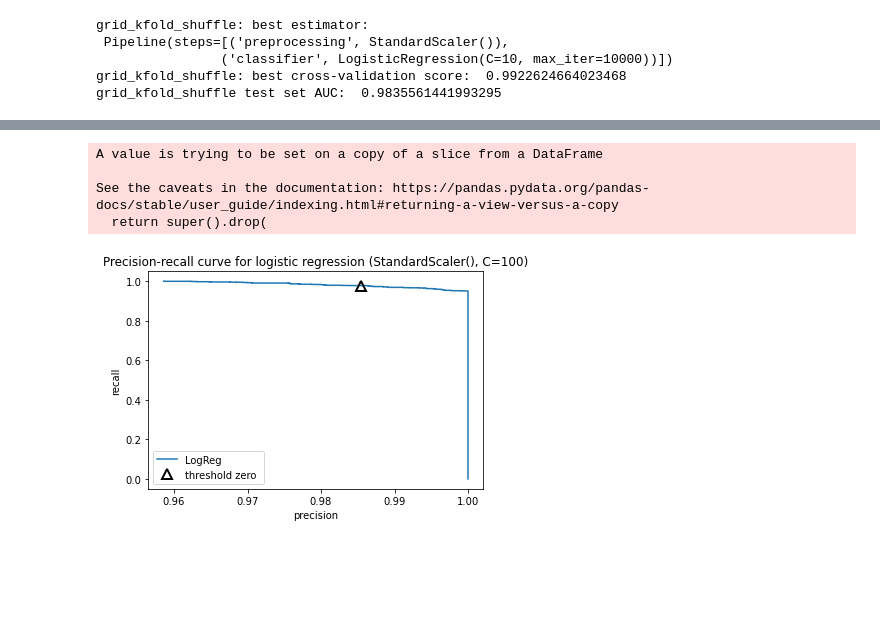
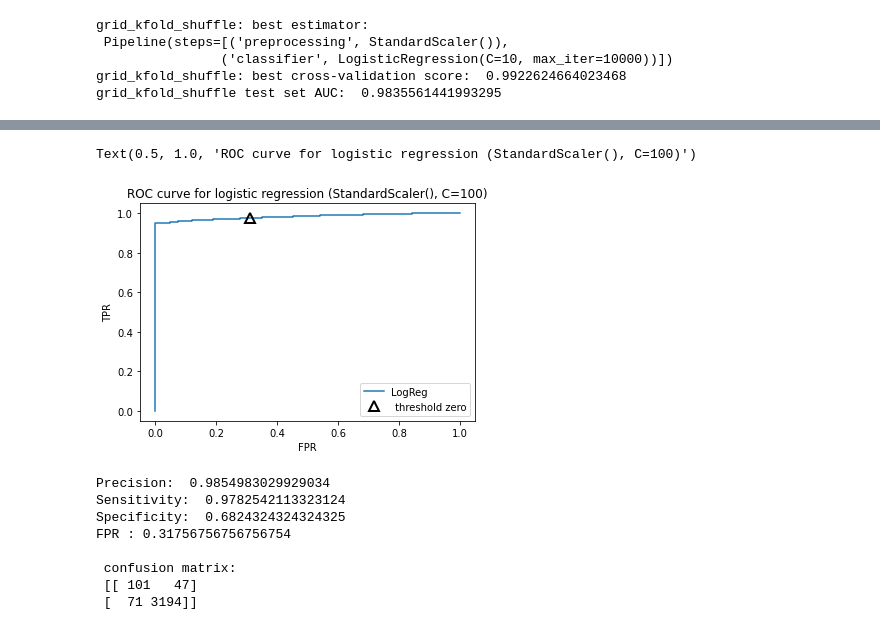
Before and after one commit to fowler-lab/Inh_resistance, a Jupyter notebook: Logreg_notebook.ipynb, the cells around one changed output, grey strips where cells are left out. Saved outputs shown, nothing was run; the diff lists cells and outputs as text; code cells hidden in the pictures; blank space fills up the shorter version.

Commit message:
Confusion matrix produced for binary but with low specificity

```diff
--- a/Logreg_notebook.ipynb
+++ b/Logreg_notebook.ipynb
@@ -247,8 +245,57 @@ def ROC_curve_logreg(features, label):
-# %%
-ROC_curve_logreg(features, label)
-# %% [output]
-A value is trying to be set on a copy of a slice from a DataFrame
-
-See the caveats in the documentation: https://pandas.pydata.org/pandas-docs/stable/user_guide/indexing.html#returning-a-view-versus-a-copy
-  return super().drop(
-[figure, removed]
+# %%
+#use best preprocessing (standard scaler) and parameters (c=100) for av. precision
+from sklearn.metrics import roc_curve
+
+fpr, tpr, thresholds = roc_curve(y_test, pipe.decision_function(X_test))
+
+plt.plot(fpr, tpr, label='LogReg')
+close_zero = np.argmin(np.abs(thresholds))
+plt.plot(fpr[close_zero], tpr[close_zero], '^', c='k',
+         markersize=10, label=' threshold zero', fillstyle='none', mew=2)
+plt.xlabel('FPR')
+plt.ylabel('TPR')
+plt.legend(loc='best')
+plt.title('ROC curve for logistic regression (StandardScaler(), C=100)')
+# %% [output]
+Text(0.5, 1.0, 'ROC curve for logistic regression (StandardScaler(), C=100)')
+[figure, added]
+# %%
+#confusion matrix (StandardScaler, C=100)
+
+from sklearn.metrics import confusion_matrix
+
+#build and fit pipieline
+pipe = Pipeline([('preprocessing', StandardScaler()),
+                 ('classifier', LogisticRegression(C=100, max_iter=10000))])
+
+pipe.fit(X_train, y_train)
+predict = pipe.predict(X_test).astype(int)
+
+#generate confusion matrix
+confusion = confusion_matrix(y_test, predict)
+
+#calculate precision, sensitivity, specifcity, FPR, erros
+Precision = (confusion[1][1])/(confusion[1][1]+confusion[0][1])
+Sensitivity = (confusion[1][1])/(confusion[1][1]+confusion[1][0])
+Specificity = (confusion[0][0])/(confusion[0][0]+confusion[0][1])
+FPR = 1-Specificity
+#very_major_error = (confusion[0][1]/y_test[y_test==0].count())*100
+#major_error = (confusion[1][0]/y_test[y_test==1].count())*100
+
+
+print ('Precision: ', Precision)
+print ('Sensitivity: ', Sensitivity)
+print ('Specificity: ', Specificity)
+print ('FPR :', FPR)
+#print ('very major error :', very_major_error)
+#print ('major error: ', major_error)
+print ('\n confusion matrix: \n', confusion)
+# %% [output]
+Precision:  0.9854983029929034
+Sensitivity:  0.9782542113323124
+Specificity:  0.6824324324324325
+FPR : 0.31756756756756754
+
+ confusion matrix:
+ [[ 101   47]
+ [  71 3194]]
```
Also changed, not shown: parts of 2 cells of this notebook.
